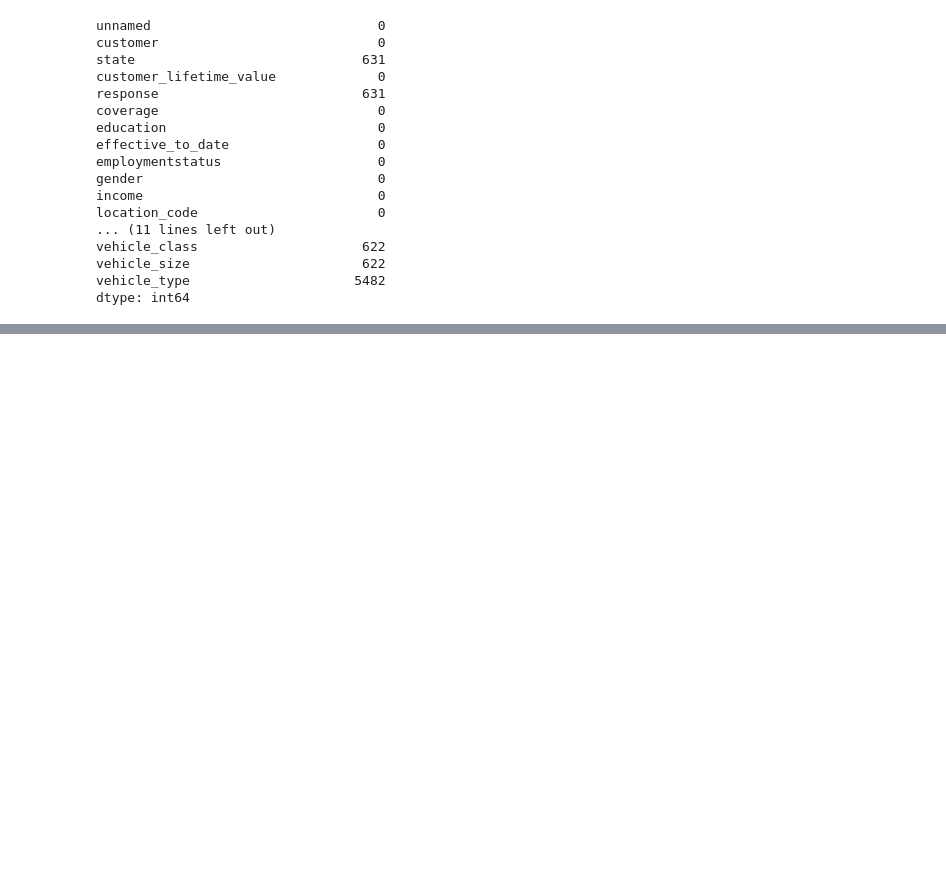
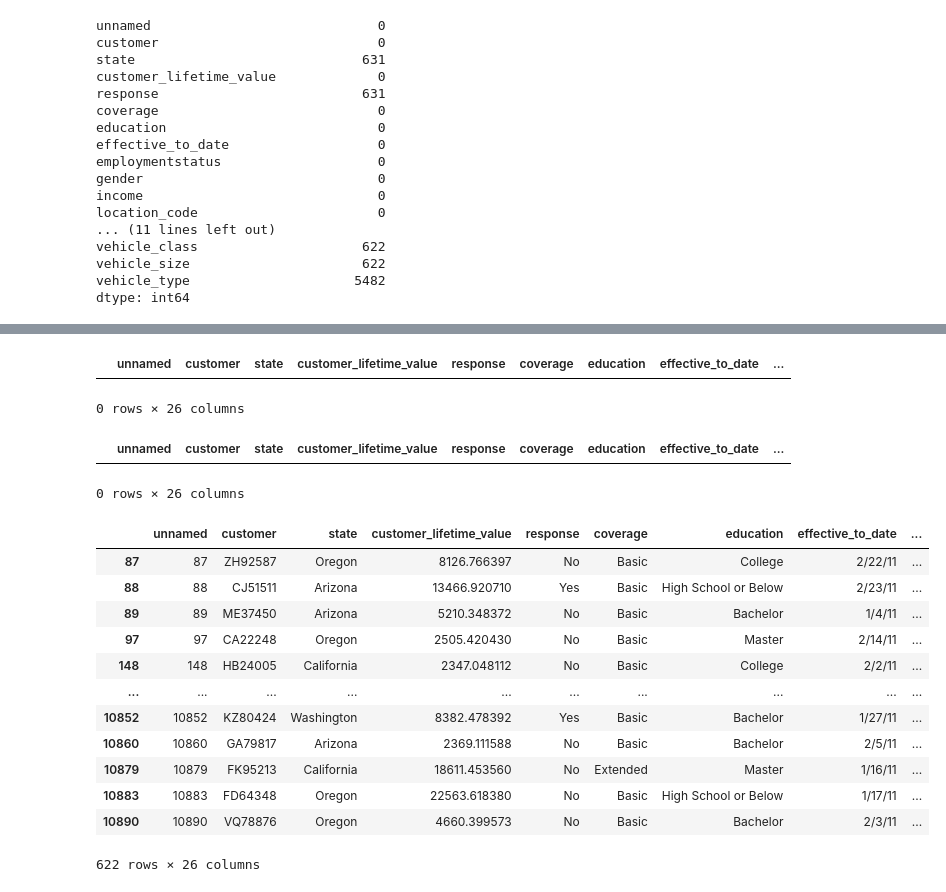
Before and after one commit to hollyjanedalton/lab-customer-analysis-round-2, a Jupyter notebook: files_for_lab/csv_files/Day 2_Lab2.ipynb, the cells around one changed output, grey strips where cells are left out. Cells and saved outputs as stored; diff of their text form; code cells hidden in the pictures; blank space fills up the shorter version.

```diff
--- a/files_for_lab/csv_files/Day 2_Lab2.ipynb
+++ b/files_for_lab/csv_files/Day 2_Lab2.ipynb
@@ -124,0 +185,28 @@ dtype: int64
+# %%
+data_1[data_1['coverage'].isna()==True]
+# %% [output]
+|  | unnamed | customer | state | customer_lifetime_value | response | coverage | education | effective_to_date | ... |
+0 rows × 26 columns
+# %%
+data_1[data_1['gender'].isna()==True]
+#there are 0 rows where gender was null
+# %% [output]
+|  | unnamed | customer | state | customer_lifetime_value | response | coverage | education | effective_to_date | ... |
+0 rows × 26 columns
+# %%
+data_1[data_1['vehicle_size'].isna()==True]
+#displaying all the rows that have a null value under the vehicle_size column
+# %% [output]
+|  | unnamed | customer | state | customer_lifetime_value | response | coverage | education | effective_to_date | ... |
+| 87 | 87 | ZH92587 | Oregon | 8126.766397 | No | Basic | College | 2/22/11 | ... |
+| 88 | 88 | CJ51511 | Arizona | 13466.920710 | Yes | Basic | High School or Below | 2/23/11 | ... |
+| 89 | 89 | ME37450 | Arizona | 5210.348372 | No | Basic | Bachelor | 1/4/11 | ... |
+| 97 | 97 | CA22248 | Oregon | 2505.420430 | No | Basic | Master | 2/14/11 | ... |
+| 148 | 148 | HB24005 | California | 2347.048112 | No | Basic | College | 2/2/11 | ... |
+| ... | ... | ... | ... | ... | ... | ... | ... | ... | ... |
+| 10852 | 10852 | KZ80424 | Washington | 8382.478392 | Yes | Basic | Bachelor | 1/27/11 | ... |
+| 10860 | 10860 | GA79817 | Arizona | 2369.111588 | No | Basic | Bachelor | 2/5/11 | ... |
+| 10879 | 10879 | FK95213 | California | 18611.453560 | No | Extended | Master | 1/16/11 | ... |
+| 10883 | 10883 | FD64348 | Oregon | 22563.618380 | No | Basic | High School or Below | 1/17/11 | ... |
+| 10890 | 10890 | VQ78876 | Oregon | 4660.399573 | No | Basic | Bachelor | 2/3/11 | ... |
+622 rows × 26 columns
```
Also changed, not shown: parts of 6 cells of this notebook.
